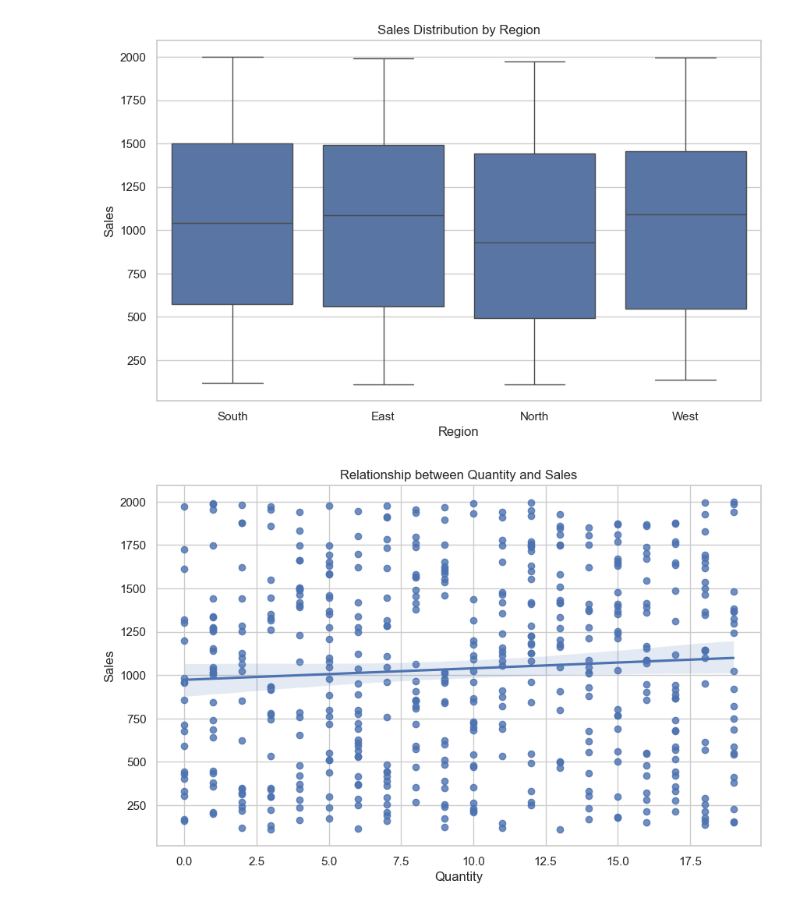
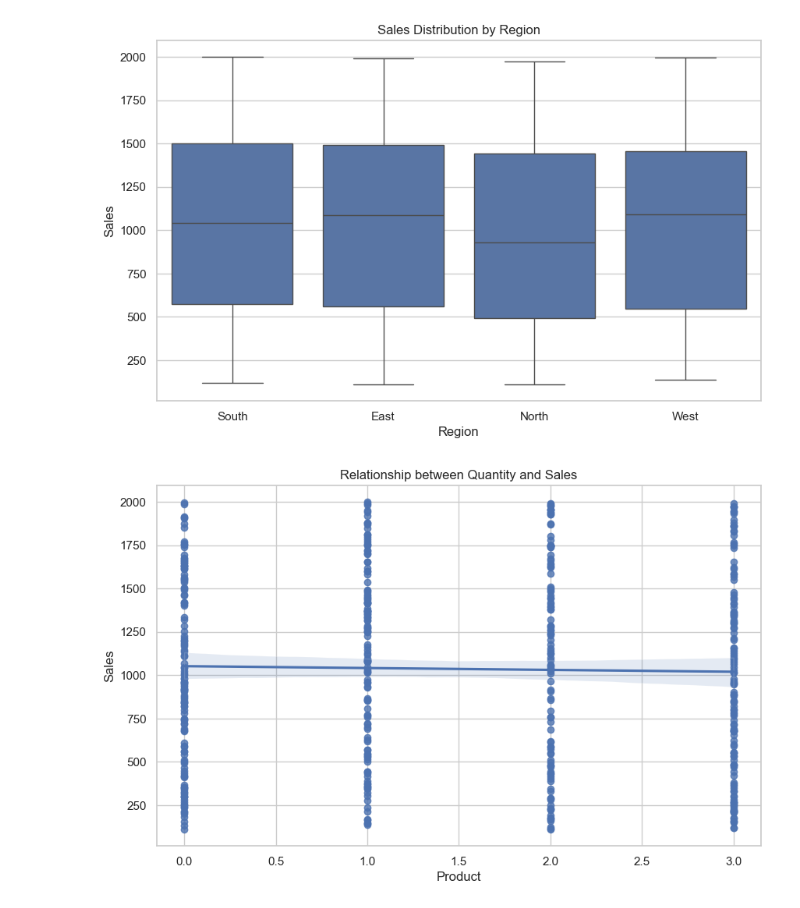
Before and after one commit to avinash7375/DeepLearningTensorflow, a Jupyter notebook: dv.ipynb, the cells around one changed output. Saved outputs shown, nothing was run; the diff lists cells and outputs as text; code cells hidden in the pictures.

```diff
--- a/dv.ipynb
+++ b/dv.ipynb
@@ -152,12 +152,12 @@ numerical_data = data.select_dtypes(include=['float64', 'int64'])
 
 # Calculate the correlation matrix
 correlation_matrix = numerical_data.corr()
-
+print(correlation_matrix)
 # Plot the heatmap
 plt.figure(figsize=(10, 8))
-sns.heatmap(correlation_matrix, annot=True)#cmap="RdBu"
-sns.set_style("whitegrid")
-sns.set_palette("viridis")
+sns.heatmap(correlation_matrix, annot=True, cmap="viridis")
+# sns.set_style("whitegrid")
+# sns.set_palette("cubehelix")
 plt.title("Feature Correlation Heatmap")
 plt.show()
 # %% [output]
@@ -183,17 +187,17 @@ plt.show()
 [figure]
 # %%
 # Encode 'Region' to numeric
-data['Region_encoded'] = pd.factorize(data['Quantity'])[0]
+data['Product'] = pd.factorize(data['Product'])[0]
 
 # Plotting with regression line
 plt.figure(figsize=(10, 6))
-sns.regplot(data=data, x="Region_encoded", y="Sales", color="b")
+sns.regplot(data=data, x="Product", y="Sales", color="b")
 
 # Add titles and labels
 plt.title("Relationship between Quantity and Sales")
-plt.xlabel("Quantity")
+plt.xlabel("Product")
 plt.ylabel("Sales")
 
 plt.show()
 # %% [output]
-[figure, old version]
+[figure, new version]
```
Also changed, not shown: parts of 16 cells of this notebook, 1 other file.
